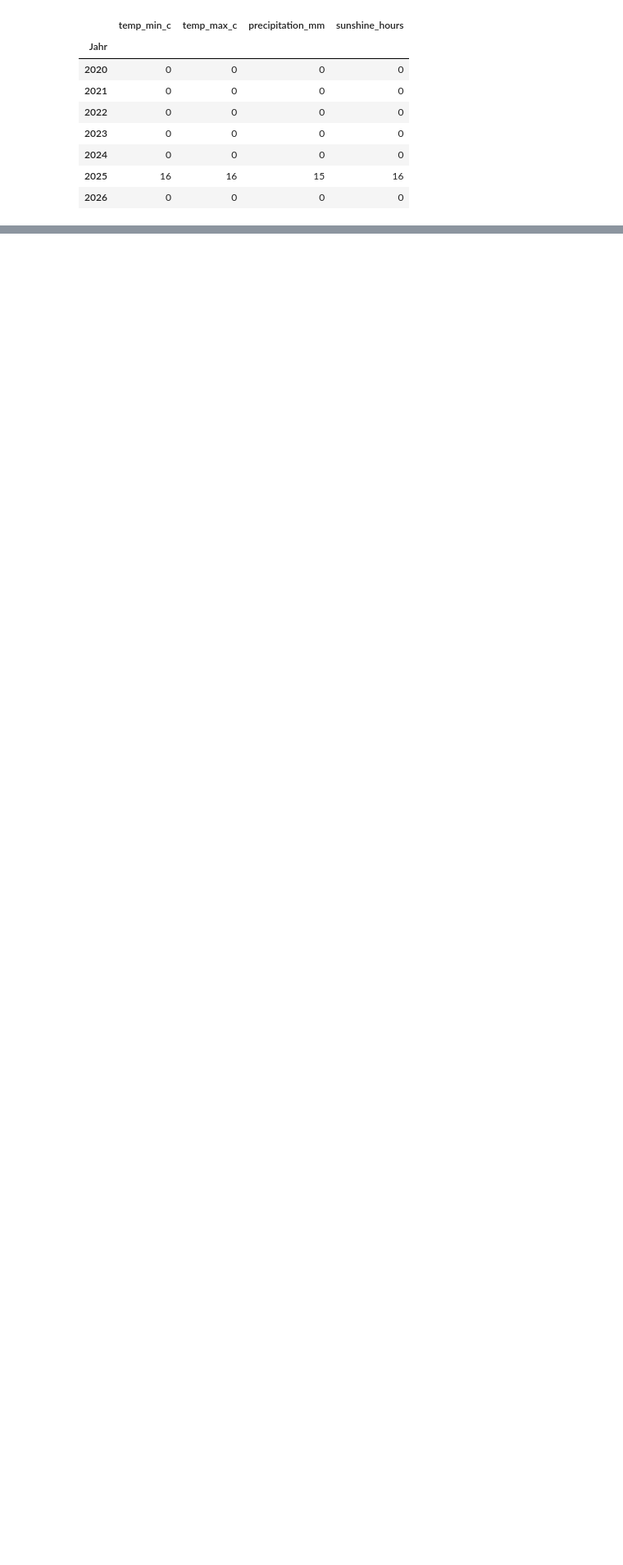
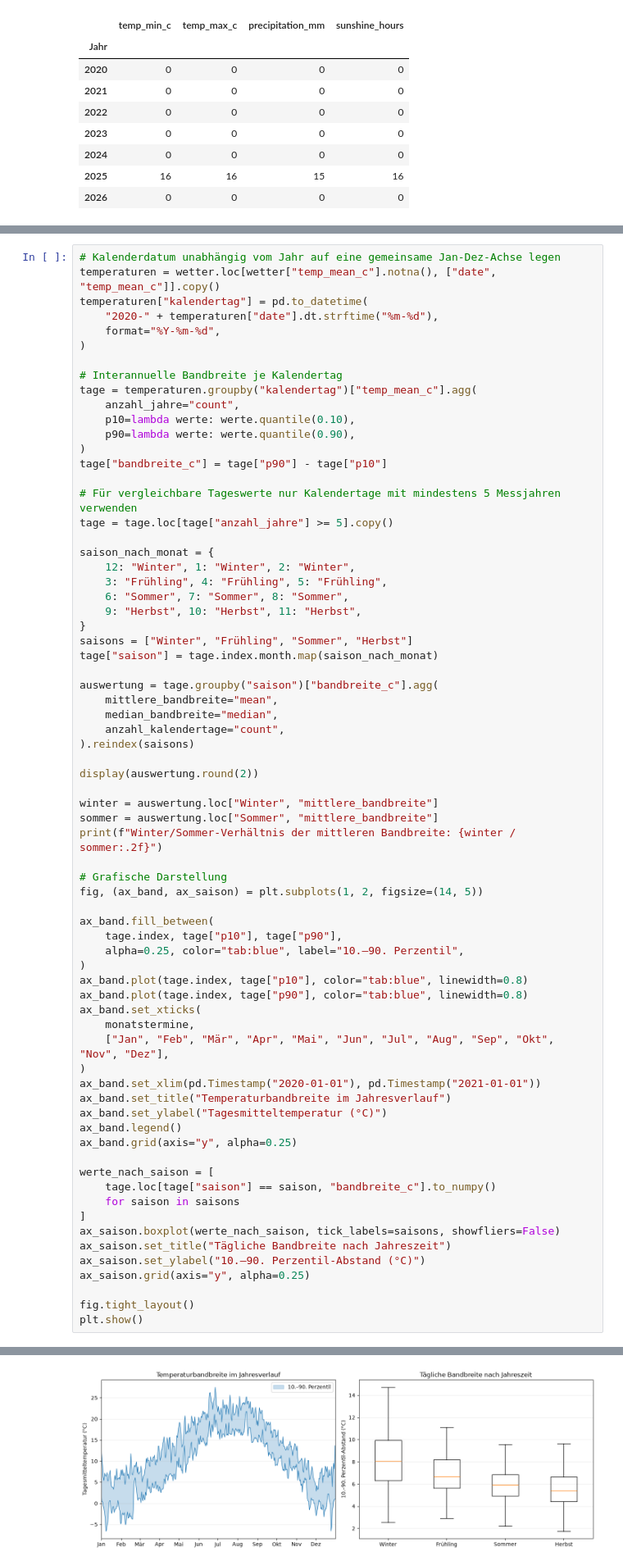
Before and after one commit to Bo-Bandy030/Git_Uebung_3, a Jupyter notebook: dwd_berlin_2020_heute.ipynb, the cells around one changed output, grey strips where cells are left out. Shown at 82% size. Cells and saved outputs as stored; diff of their text form; blank space fills up the shorter version.

```diff
--- a/dwd_berlin_2020_heute.ipynb
+++ b/dwd_berlin_2020_heute.ipynb
@@ -58,0 +96,71 @@ display(fehlwerte)
+# %%
+# Kalenderdatum unabhängig vom Jahr auf eine gemeinsame Jan-Dez-Achse legen
+temperaturen = wetter.loc[wetter["temp_mean_c"].notna(), ["date", "temp_mean_c"]].copy()
+temperaturen["kalendertag"] = pd.to_datetime(
+    "2020-" + temperaturen["date"].dt.strftime("%m-%d"),
+    format="%Y-%m-%d",
+)
+
+# Interannuelle Bandbreite je Kalendertag
+tage = temperaturen.groupby("kalendertag")["temp_mean_c"].agg(
+    anzahl_jahre="count",
+    p10=lambda werte: werte.quantile(0.10),
+    p90=lambda werte: werte.quantile(0.90),
+)
+tage["bandbreite_c"] = tage["p90"] - tage["p10"]
+
+# Für vergleichbare Tageswerte nur Kalendertage mit mindestens 5 Messjahren verwenden
+tage = tage.loc[tage["anzahl_jahre"] >= 5].copy()
+
+saison_nach_monat = {
+    12: "Winter", 1: "Winter", 2: "Winter",
+    3: "Frühling", 4: "Frühling", 5: "Frühling",
+    6: "Sommer", 7: "Sommer", 8: "Sommer",
+    9: "Herbst", 10: "Herbst", 11: "Herbst",
+}
+saisons = ["Winter", "Frühling", "Sommer", "Herbst"]
+tage["saison"] = tage.index.month.map(saison_nach_monat)
+
+auswertung = tage.groupby("saison")["bandbreite_c"].agg(
+    mittlere_bandbreite="mean",
+    median_bandbreite="median",
+    anzahl_kalendertage="count",
+).reindex(saisons)
+
+display(auswertung.round(2))
+
+winter = auswertung.loc["Winter", "mittlere_bandbreite"]
+sommer = auswertung.loc["Sommer", "mittlere_bandbreite"]
+print(f"Winter/Sommer-Verhältnis der mittleren Bandbreite: {winter / sommer:.2f}")
+
+# Grafische Darstellung
+fig, (ax_band, ax_saison) = plt.subplots(1, 2, figsize=(14, 5))
+
+ax_band.fill_between(
+    tage.index, tage["p10"], tage["p90"],
+    alpha=0.25, color="tab:blue", label="10.–90. Perzentil",
+)
+ax_band.plot(tage.index, tage["p10"], color="tab:blue", linewidth=0.8)
+ax_band.plot(tage.index, tage["p90"], color="tab:blue", linewidth=0.8)
+ax_band.set_xticks(
+    monatstermine,
+    ["Jan", "Feb", "Mär", "Apr", "Mai", "Jun", "Jul", "Aug", "Sep", "Okt", "Nov", "Dez"],
+)
+ax_band.set_xlim(pd.Timestamp("2020-01-01"), pd.Timestamp("2021-01-01"))
+ax_band.set_title("Temperaturbandbreite im Jahresverlauf")
+ax_band.set_ylabel("Tagesmitteltemperatur (°C)")
+ax_band.legend()
+ax_band.grid(axis="y", alpha=0.25)
+
+werte_nach_saison = [
+    tage.loc[tage["saison"] == saison, "bandbreite_c"].to_numpy()
+    for saison in saisons
+]
+ax_saison.boxplot(werte_nach_saison, tick_labels=saisons, showfliers=False)
+ax_saison.set_title("Tägliche Bandbreite nach Jahreszeit")
+ax_saison.set_ylabel("10.–90. Perzentil-Abstand (°C)")
+ax_saison.grid(axis="y", alpha=0.25)
+
+fig.tight_layout()
+plt.show()
+# %% [output]
@@ -58,0 +174 @@ display(fehlwerte)
+[figure, added]
```
Also changed, not shown: parts of 6 cells of this notebook, 1 other file.
